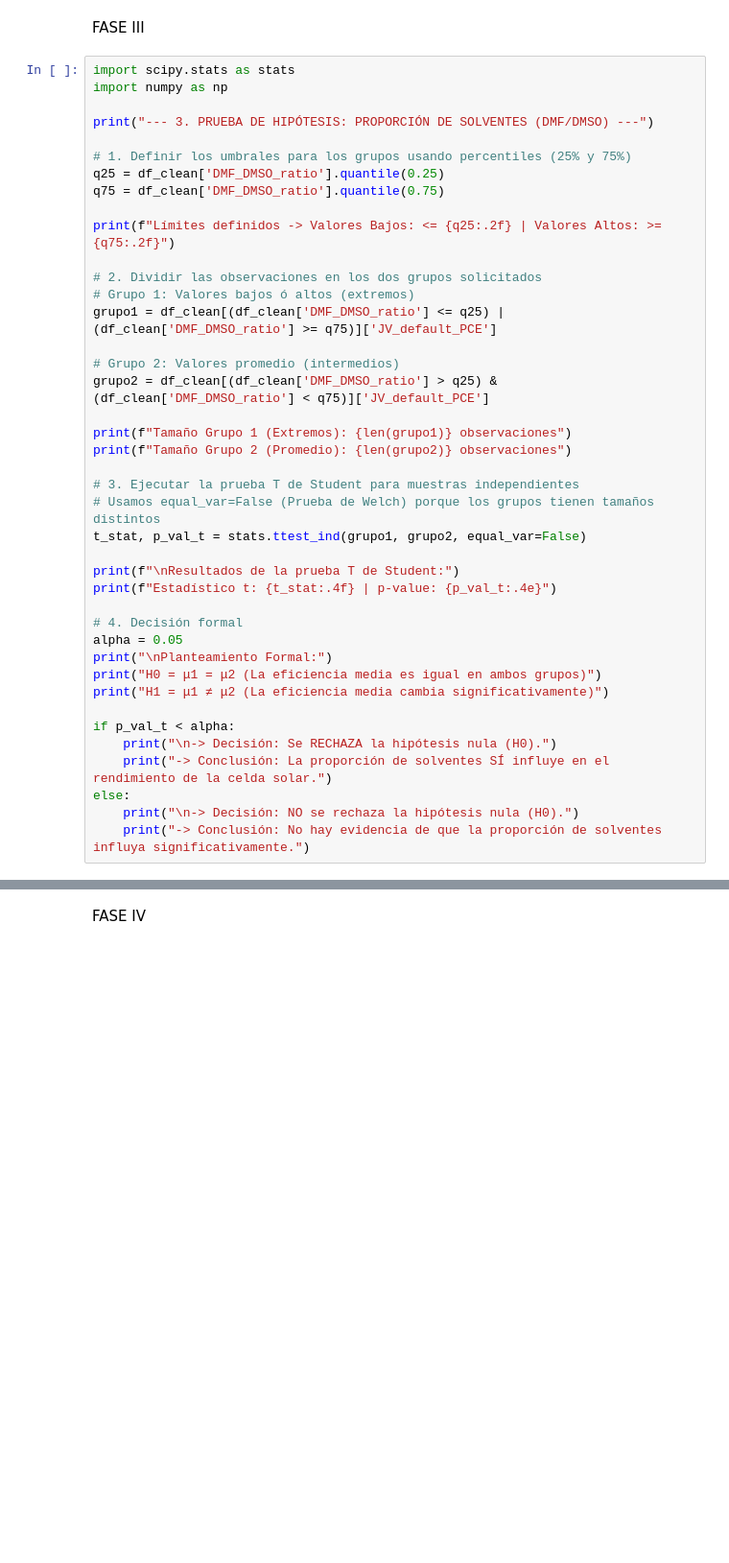
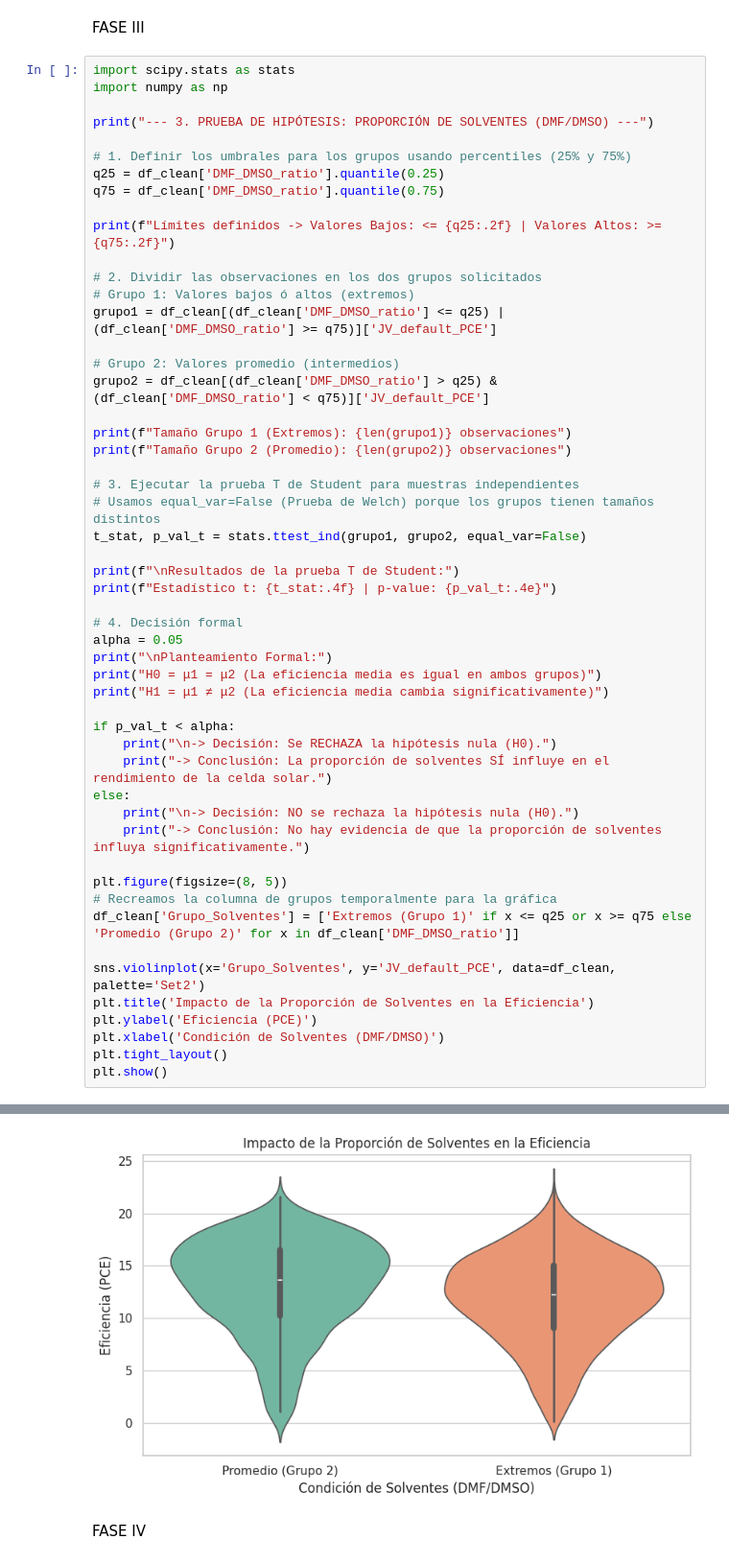
Before and after one commit to harrisonvills/analisis-perovskita-python, a Jupyter notebook: analisis_estadistico.ipynb, the cells around one changed output, grey strips where cells are left out. Shown at 96% size. Drawn from its saved outputs; the diff is of its cells as text; blank space fills up the shorter version.

```diff
--- a/analisis_estadistico.ipynb
+++ b/analisis_estadistico.ipynb
@@ -205,6 +269,17 @@ if p_val_t < alpha:
 else:
     print("\n-> Decisión: NO se rechaza la hipótesis nula (H0).")
     print("-> Conclusión: No hay evidencia de que la proporción de solventes influya significativamente.")
+
+plt.figure(figsize=(8, 5))
+# Recreamos la columna de grupos temporalmente para la gráfica
+df_clean['Grupo_Solventes'] = ['Extremos (Grupo 1)' if x <= q25 or x >= q75 else 'Promedio (Grupo 2)' for x in df_clean['DMF_DMSO_ratio']]
+
+sns.violinplot(x='Grupo_Solventes', y='JV_default_PCE', data=df_clean, palette='Set2')
+plt.title('Impacto de la Proporción de Solventes en la Eficiencia')
+plt.ylabel('Eficiencia (PCE)')
+plt.xlabel('Condición de Solventes (DMF/DMSO)')
+plt.tight_layout()
+plt.show()
 # %% [output]
 --- 3. PRUEBA DE HIPÓTESIS: PROPORCIÓN DE SOLVENTES (DMF/DMSO) ---
 Límites definidos -> Valores Bajos: <= 0.37 | Valores Altos: >= 4.00
@@ -223,3 +301,4 @@ H1 = μ1 ≠ μ2 (La eficiencia media cambia significativamente)
+[figure, added]
 # %% [markdown]
 FASE IV
 # %%
```
Also changed, not shown: parts of 4 cells of this notebook.
